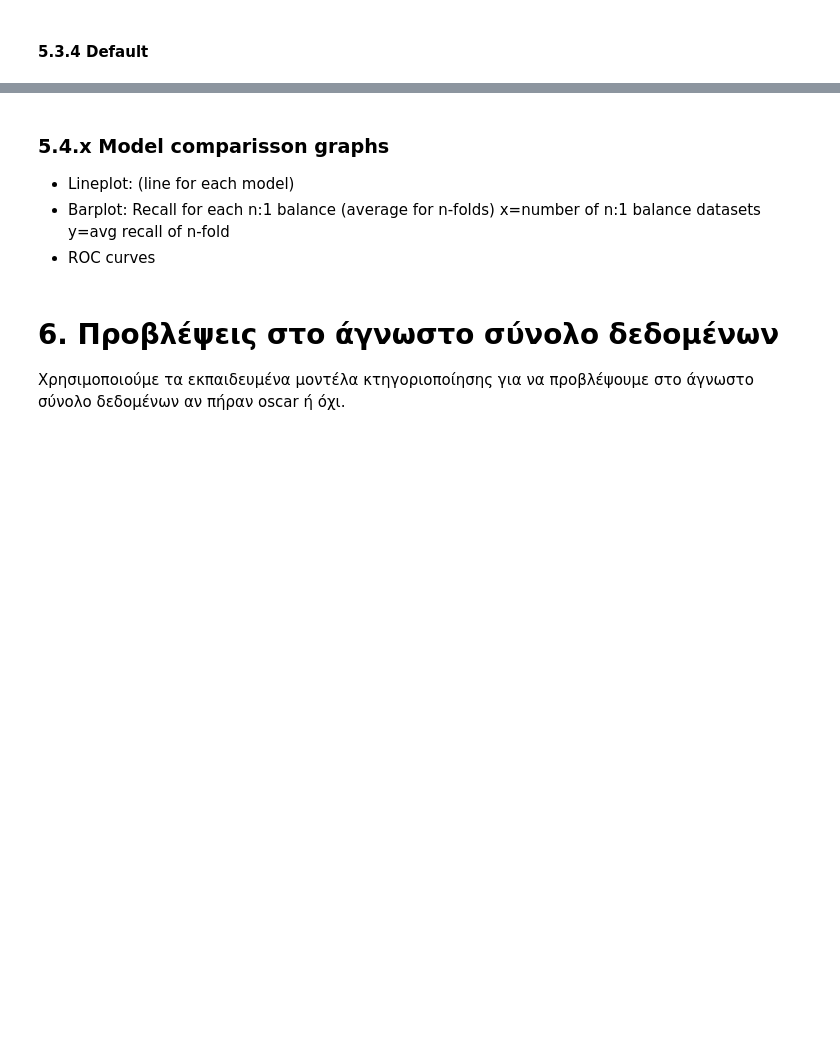
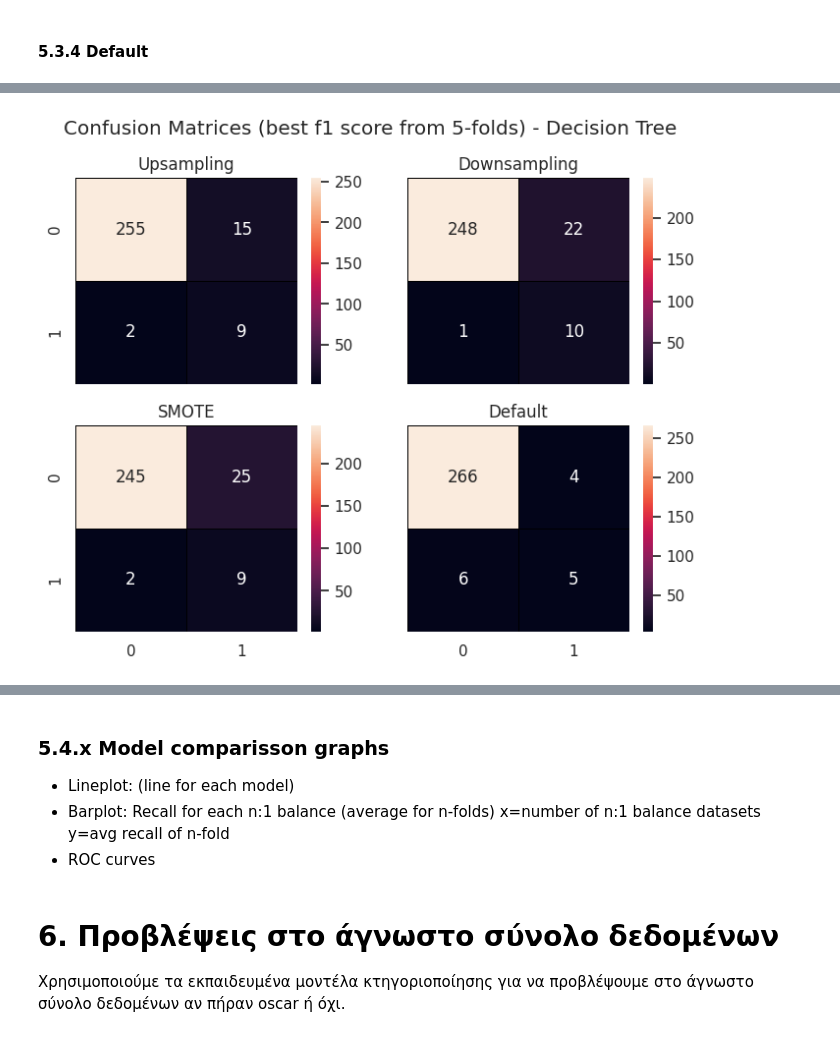
Before and after one commit to AAleksandros/HUA-DIT-Data-mining-project, a Jupyter notebook: project.ipynb, the cells around one changed output, grey strips where cells are left out. Cells and saved outputs as stored; diff of their text form; code cells hidden in the pictures; blank space fills up the shorter version.

```diff
--- a/project.ipynb
+++ b/project.ipynb
@@ -2013,0 +1575,7 @@ plt.show()
+# %%
+plot_confusion_matrices((best_performing_ups_dt_model,
+                         best_performing_dwn_dt_model,
+                         best_performing_smote_dt_model,
+                         best_performing_default_dt_model), 'Confusion Matrices (best f1 score from 5-folds) - Decision Tree')
+# %% [output]
+[figure, added]
```
Also changed, not shown: parts of 61 cells of this notebook.
